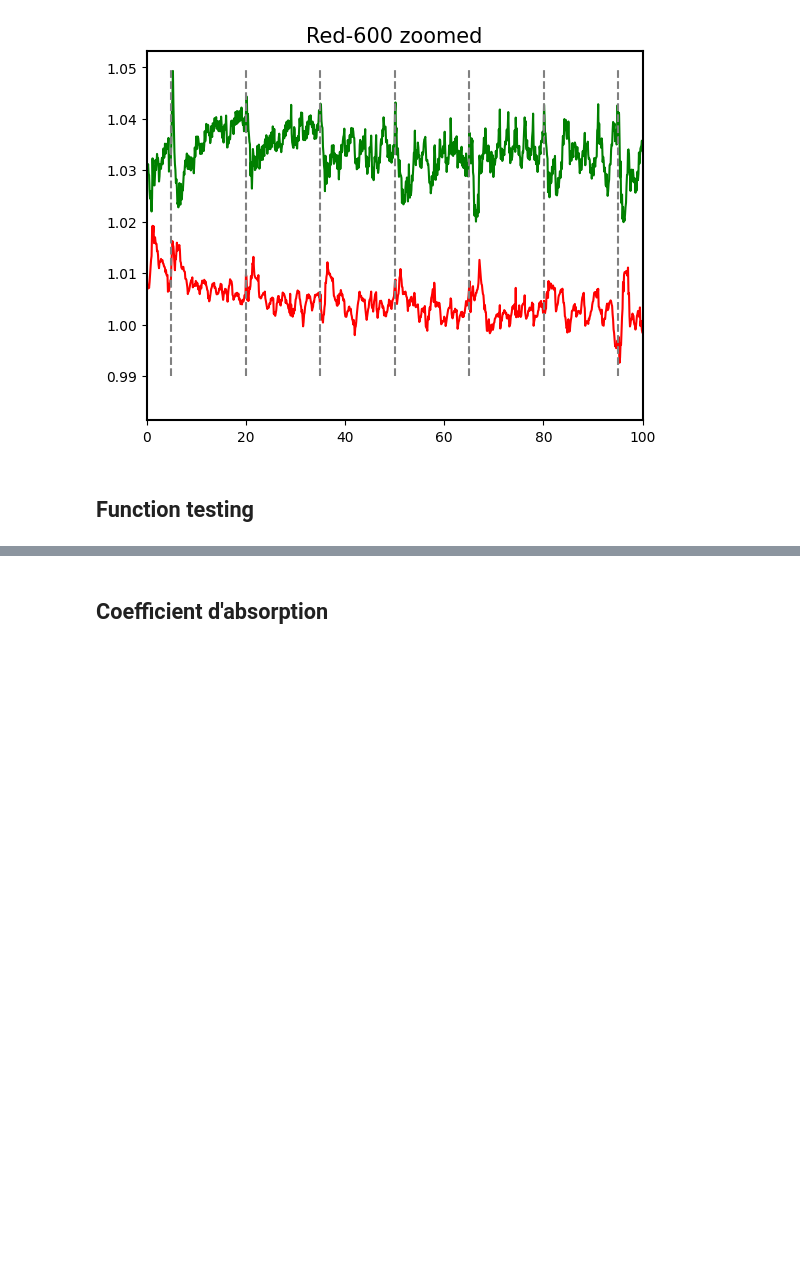
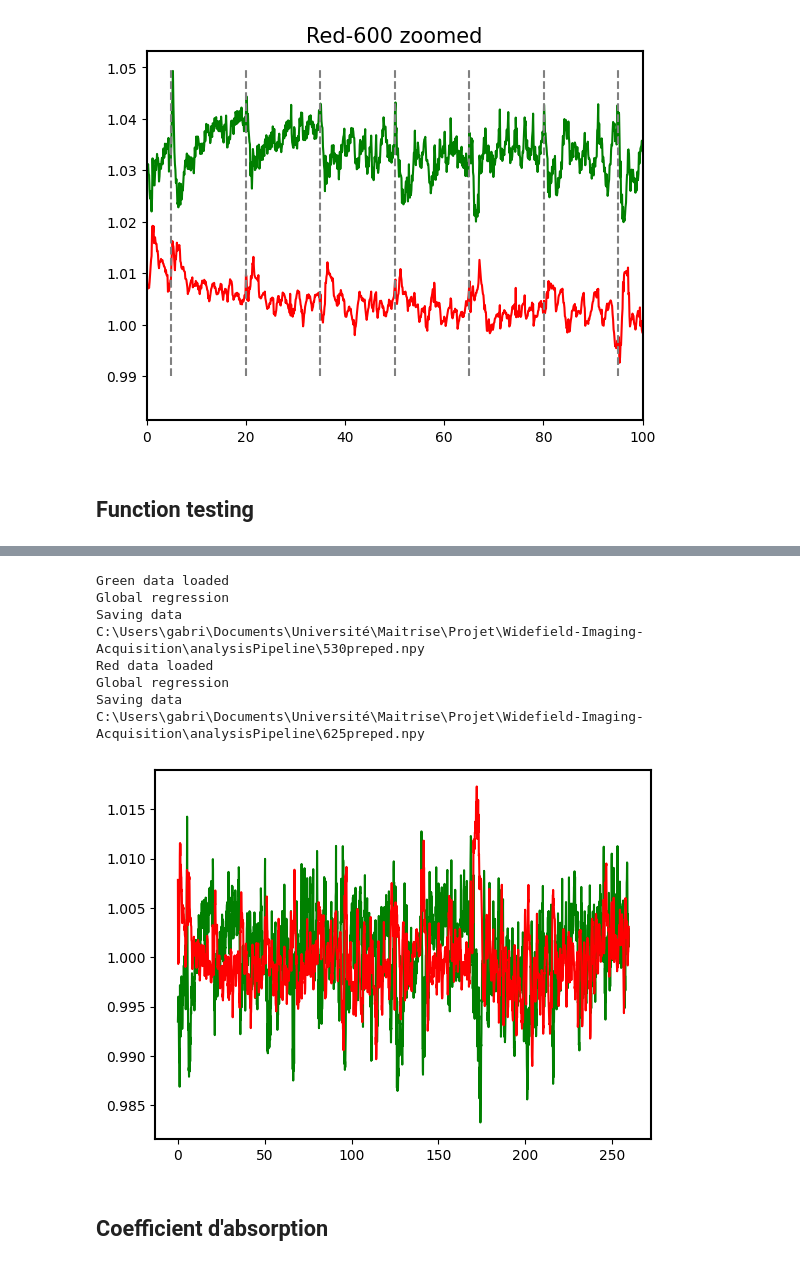
Before and after one commit to Laboratory-of-Vincent-Breton-Provencher/Widefield-Imaging-Acquisition, a Jupyter notebook: analysisPipeline/IOI.ipynb, the cells around one changed output, grey strips where cells are left out. Drawn from its saved outputs; the diff is of its cells as text; code cells hidden in the pictures; blank space fills up the shorter version.

Commit message:
pipeline ioi avance

```diff
--- a/analysisPipeline/IOI.ipynb
+++ b/analysisPipeline/IOI.ipynb
@@ -41,29 +42,39 @@ def lowpassFilter(data:list, cutoff:float, fs:float=10, order:int=5)->list:
     filtered_data = filtfilt(b, a, data, axis=0)
     return filtered_data
 
-def prepData(sig:list, time:list, filter=False)-> list:
+
+def prepData(sig:list, time:list, save_path, wl:int=530, filter=False)-> list:
     """Prepares raw data to calculate HbO and HbR: removes
         drift if any, and normalizes around 1
 
     Args:
         sig (list): 1D array containing signal
         time (list): 1D array containing time
+        wl (int): wavelength of light corresponding to data, necessary for saving data as npy. Defaults to 530
+        filter (bool): activate Defaults to False
 
     Returns:
         list: returns only the signal in a 1D array. Time is the same.
     """
-
+    os.chdir(save_path)
     def droite(x, a, b):
         return a*x + b
 
+    print("Global regression")
     popt, pcov = curve_fit(droite, time, sig)
+    pcov = None
     sig_n = sig/droite(time, *popt)
 
     if filter:
+        print("Filtering")
         sig_f = lowpassFilter(sig_n, cutoff=0.2)
 
     else:
         sig_f = sig_n
+
+    print("Saving data")
+    np.save(save_path + "\\{}preped.npy".format(wl), sig_f)
+    print(save_path + "\\{}preped.npy".format(wl))
 
     return sig_f
 
@@ -218,3 +188,60 @@ if test:
+# %%
+def convertToHb(data_green, data_red, folder_path):
+    lambda1 = 450 #nm
+    lamba2 = 700 #nm
+    npoints = 1000
+    baseline_hbt = 100 #uM
+    baseline_hbo = 60 #uM
+    baseline_hbr = 40 #uM
+    rescaling_factor = 1e6
+
+
+
+
+def dHb_pipeline(data_path, save_path, filter=False):
+    # pathBase = folder_path  #r"C:\Users\gabri\Desktop\testAnalyse\2024_07_18"
+    # os.chdir(pathBase)
+
+    # process green
+    green = np.loadtxt(data_path + "\\csv\\530.csv", skiprows=1, delimiter=',')[:,1]
+    green_t = np.load(data_path + "\\530ts.npy")
+    print("Green data loaded")
+    prepData(green, green_t, save_path=save_path, wl=530, filter=False)
+    green = np.load(save_path + "\\530preped.npy")
+    # C:\Users\gabri\Documents\Université\Maitrise\Projet\Widefield-Imaging-Acquisition\530preped.npy
+
+    # process red
+    red = np.loadtxt(data_path + "\\csv\\625.csv", skiprows=1, delimiter=',')[:,1]
+    red_t = np.load(data_path + "\\625ts.npy")
+    print("Red data loaded")
+    prepData(red, red_t, save_path=save_path, wl=625, filter=False)
+    red = np.load(save_path + "\\625preped.npy")
+
+    # convert to hb
+
+    # save
+    plt.plot(green_t, green, 'g-')
+    plt.plot(red_t, red, 'r-')
+
+
+
+test = True
+if test:
+
+    data_path = r"C:\Users\gabri\Desktop\testAnalyse\2024_07_18"
+    save_path = r"C:\Users\gabri\Documents\Université\Maitrise\Projet\Widefield-Imaging-Acquisition\analysisPipeline"
+    # prepData(green, green_t, save_path=save_path, wl=530, filter=False)
+    dHb_pipeline(data_path, save_path, filter=True)
+# %% [output]
+Green data loaded
+Global regression
+Saving data
+C:\Users\gabri\Documents\Université\Maitrise\Projet\Widefield-Imaging-Acquisition\analysisPipeline\530preped.npy
+Red data loaded
+Global regression
+Saving data
+C:\Users\gabri\Documents\Université\Maitrise\Projet\Widefield-Imaging-Acquisition\analysisPipeline\625preped.npy
+[figure, added]
 # %% [markdown]
 ## Coefficient d'absorption
 # %%
```
Also changed, not shown: parts of 2 cells of this notebook, 2 other files.
